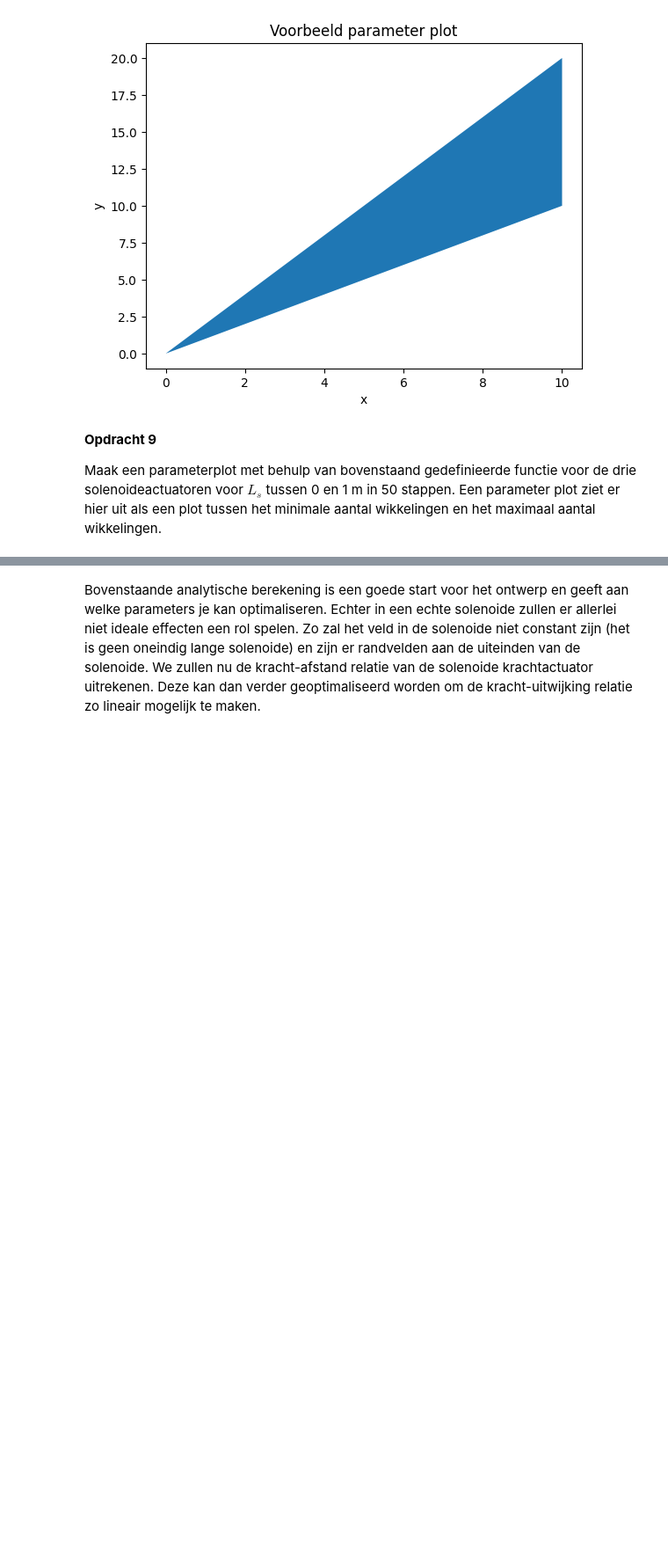
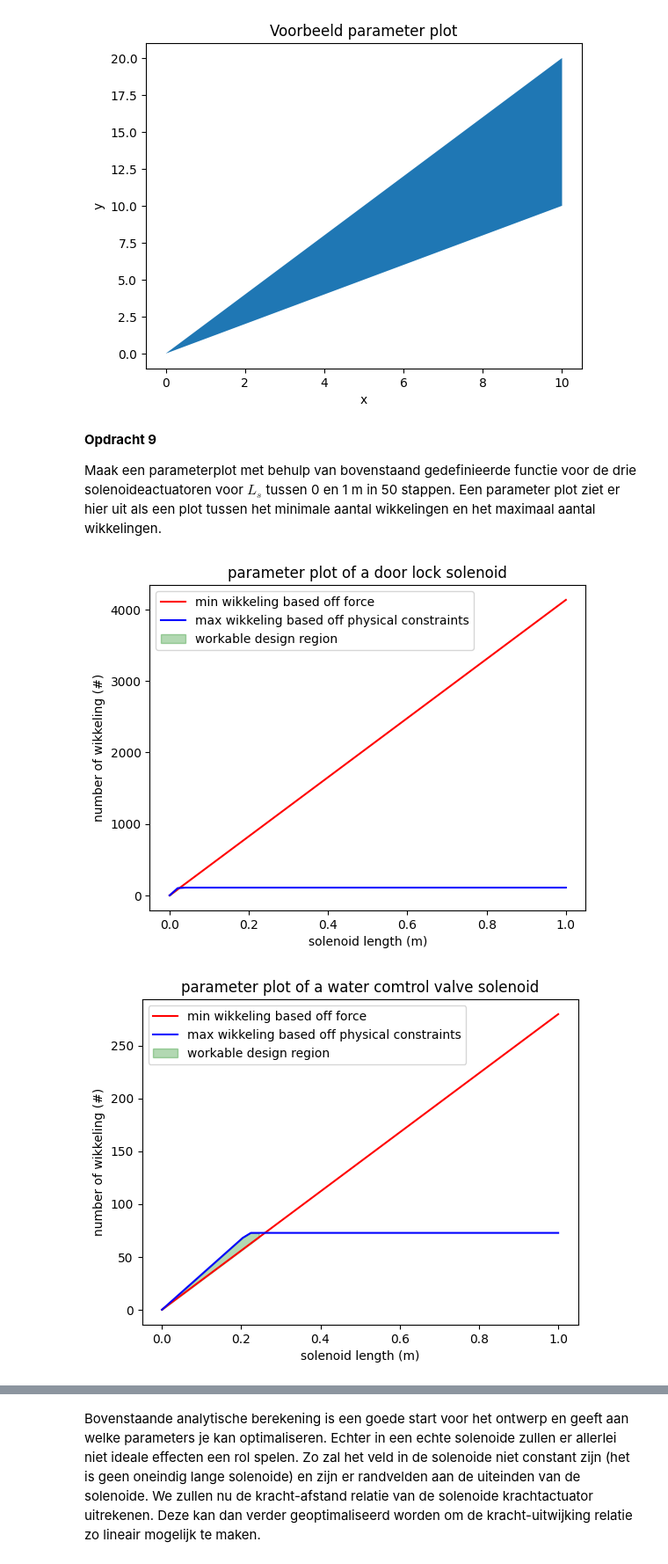
Before and after one commit to samlindner/opdrachten-DEF-D, a Jupyter notebook: 2KrachtactuatorOpdracht/KrachtactuatorOpdracht.ipynb, the cells around one changed output, grey strips where cells are left out. Shown at 88% size. Saved outputs shown, nothing was run; the diff lists cells and outputs as text; code cells hidden in the pictures; blank space fills up the shorter version.

```diff
--- a/2KrachtactuatorOpdracht/KrachtactuatorOpdracht.ipynb
+++ b/2KrachtactuatorOpdracht/KrachtactuatorOpdracht.ipynb
@@ -181,18 +181,19 @@ Plaats hier een png met jullie eventuele analytische afleiding.
 # %%
 ### BEGIN SOLUTION
 
-def aantal_wikkelingen(F,l,mu_0,mu_r,A_p,I,L_s,r_d,L_max,r_s):
+def aantal_wikkelingen(V,A_w,rho,F,mu_0,mu_r,A_p,I,L_s,r_d,r_s):
+    L_max=(V*A_w)/(I*rho)
     # Voeg hieronder de formules voor het maximum en minimum aantal wikkelingen.
-    N_min = (np.sqrt((2*F*l**2)/(mu_0*mu_r*A_p)))/I
-    N_max_1 = L_s/(r_d*2)
-    N_max_2 = L_max/(2*np.pi*r_s)
+    N_min = (np.sqrt((2*F*L_s**2)/(mu_0*mu_r*A_p)))/I
+    N_max_1 = L_s/(r_d*2) #constraint 1
+    N_max_2 = L_max/(2*np.pi*r_s) #constraint 2
 
-    N_max = min(N_max_1,N_max_2) #def N_max
+    N_max = np.minimum(N_max_1,N_max_2) #def N_max
 
-    if N_min > N_max: ## Als het ontwerp niet mogelijk is.
+    """if N_min > N_max: ## Als het ontwerp niet mogelijk is.
         print('The design with L_s%.1f unit has no workable solution'%L_s)
         N_min = 'NaN'
-        N_max = 'NaN'
+        N_max = 'NaN'"""""#difficult to compare an array to an array
     return N_min, N_max
 # %% [markdown]
 Een parameter plot geeft ons inzicht in de haalbaarheid van het idee. In dit geval willen we kijken naar het mogelijke aantal wikkelingen en de lengte van onze solenoide. Hieronder staat een voorbeeld van code die een voorbeeld plot creëert met minimale eis $y=x$ en de maximale eis $y=2x$.
@@ -215,4 +216,65 @@ Maak een parameterplot met behulp van bovenstaand gedefinieerde functie voor de
 # %%
 ###
 ###Jouw code hier###
 ###
+L_s = np.linspace(0,1,50) #l_s step counter
+
+#doorlock application - parameters for solenoid radius were changed bcs they were choking the plot
+mu_s=1000 #permeability of transformer steel
+r_d=1e-4 #wire thickness m
+r_s=0.012 #solenoid radius m
+r_p = 0.01 #plunger radius
+A_p=np.pi*(r_p**2) #area of plunger
+A_w=(np.pi*(r_d**2))/4 #area of wire
+n_min_vals,n_max_vals=aantal_wikkelingen(9,A_w,rho,0.8438,mu_0,mu_s,A_p,0.5,L_s,r_d,r_s) #door lock
+#plot of doorlock
+plt.figure()
+plt.plot(L_s,n_min_vals,'r', label='min wikkeling based off force') #lower bound
+plt.plot(L_s,n_max_vals,'b', label='max wikkeling based off physical constraints') #upperbound
+plt.fill_between(L_s,n_min_vals,n_max_vals,where=(n_max_vals >= n_min_vals),color='green',alpha=0.3, label ='workable design region' ) # De ruimte tussen de eisen vullen w/ only valid varriables
+plt.title("parameter plot of a door lock solenoid")
+plt.xlabel("solenoid length (m)")
+plt.ylabel("number of wikkeling (#)")
+plt.legend()
+plt.show()
+
+#water control valve application - parameters for solenoid radius and force expected were changed bcs they were choking the plot
+mu_s=1000 #permeability of transformer steel
+r_d=0.0015 #wire thickness m
+r_s=0.015 #solenoid radius m
+r_p = 0.01 #plunger radius
+A_p=np.pi*(r_p**2) #area of plunger
+A_w=(np.pi*(r_d**2))/4 #area of wire
+n_min_vals,n_max_vals=aantal_wikkelingen(12,A_w,rho,500,mu_0,mu_s,A_p,180,L_s,r_d,r_s) #water valve
+#plot of water valve
+plt.figure()
+plt.plot(L_s,n_min_vals,'r', label='min wikkeling based off force') #lower bound
+plt.plot(L_s,n_max_vals,'b', label='max wikkeling based off physical constraints') #upperbound
+plt.fill_between(L_s,n_min_vals,n_max_vals,where=(n_max_vals >= n_min_vals),color='green',alpha=0.3, label ='workable design region' ) # De ruimte tussen de eisen vullen w/ only valid varriables
+plt.title("parameter plot of a water comtrol valve solenoid")
+plt.xlabel("solenoid length (m)")
+plt.ylabel("number of wikkeling (#)")
+plt.legend()
+plt.show()
+
+#door actuator application given by assignment
+mu_s=200 #permeability iron
+r_d=0.0001 #wire thickness m
+r_s=0.012 #solenoid radius m
+r_p = 0.01 #plunger radius
+A_p=np.pi*(r_p**2) #area of plunger
+A_w=(np.pi*(r_d**2))/4 #area of wire
+n_min_vals,n_max_vals=aantal_wikkelingen(9,A_w,rho,40,mu_0,mu_s,A_p,0.5,L_s,r_d,r_s) #door actuator
+#plot of  water valve
+plt.figure()
+plt.plot(L_s,n_min_vals,'r', label='min wikkeling based off force') #lower bound
+plt.plot(L_s,n_max_vals,'b', label='max wikkeling based off physical constraints') #upperbound
+plt.fill_between(L_s,n_min_vals,n_max_vals,where=(n_max_vals >= n_min_vals),color='green',alpha=0.3, label ='workable design region' ) # De ruimte tussen de eisen vullen w/ only valid varriables
+plt.title("parameter plot of a door actuator solenoid")
+plt.xlabel("solenoid length (m)")
+plt.ylabel("number of wikkeling (#)")
+plt.legend()
+plt.show()
+# %% [output]
+[figure, added]
+[figure, added]
```
Also changed, not shown: parts of 2 cells of this notebook.
